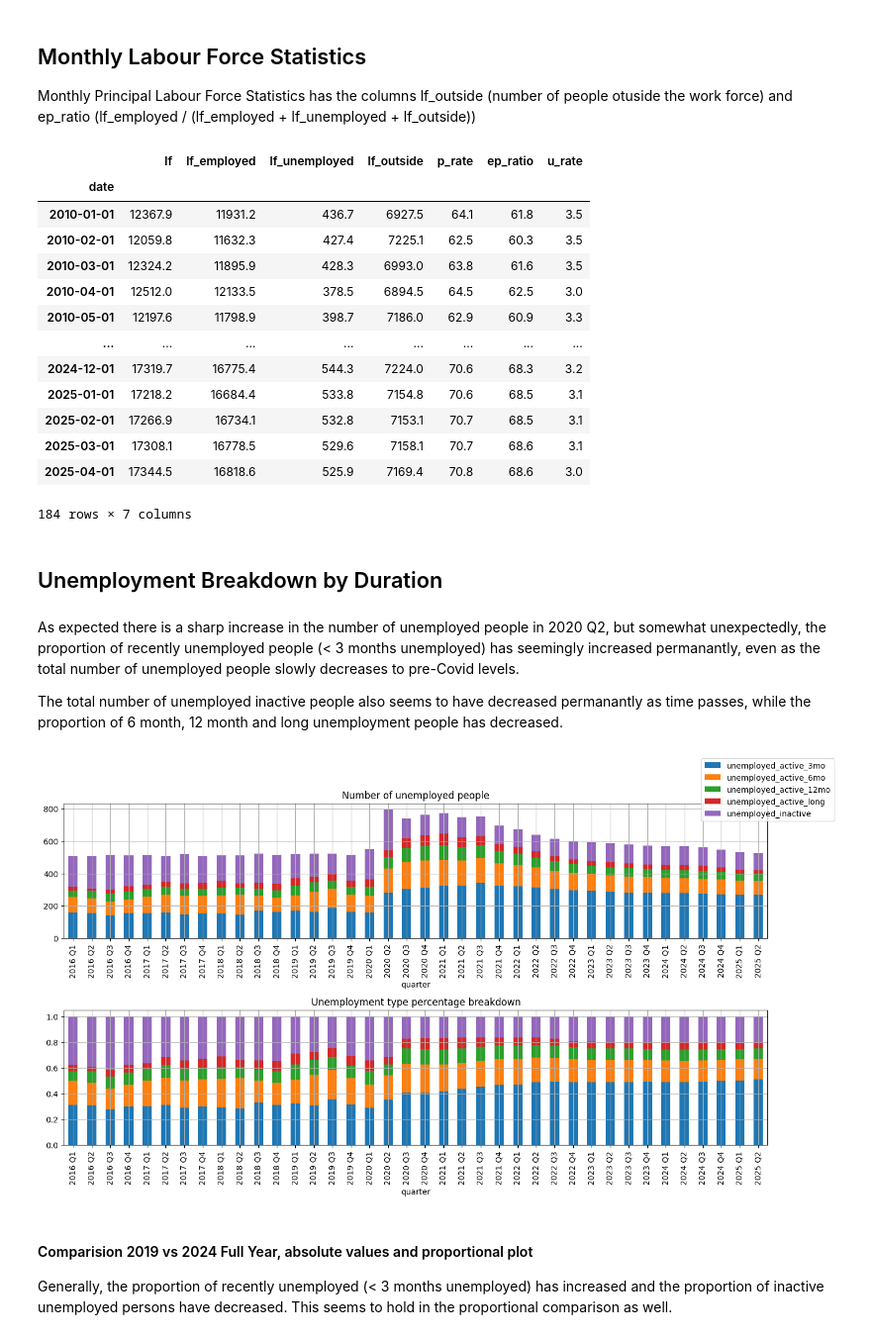
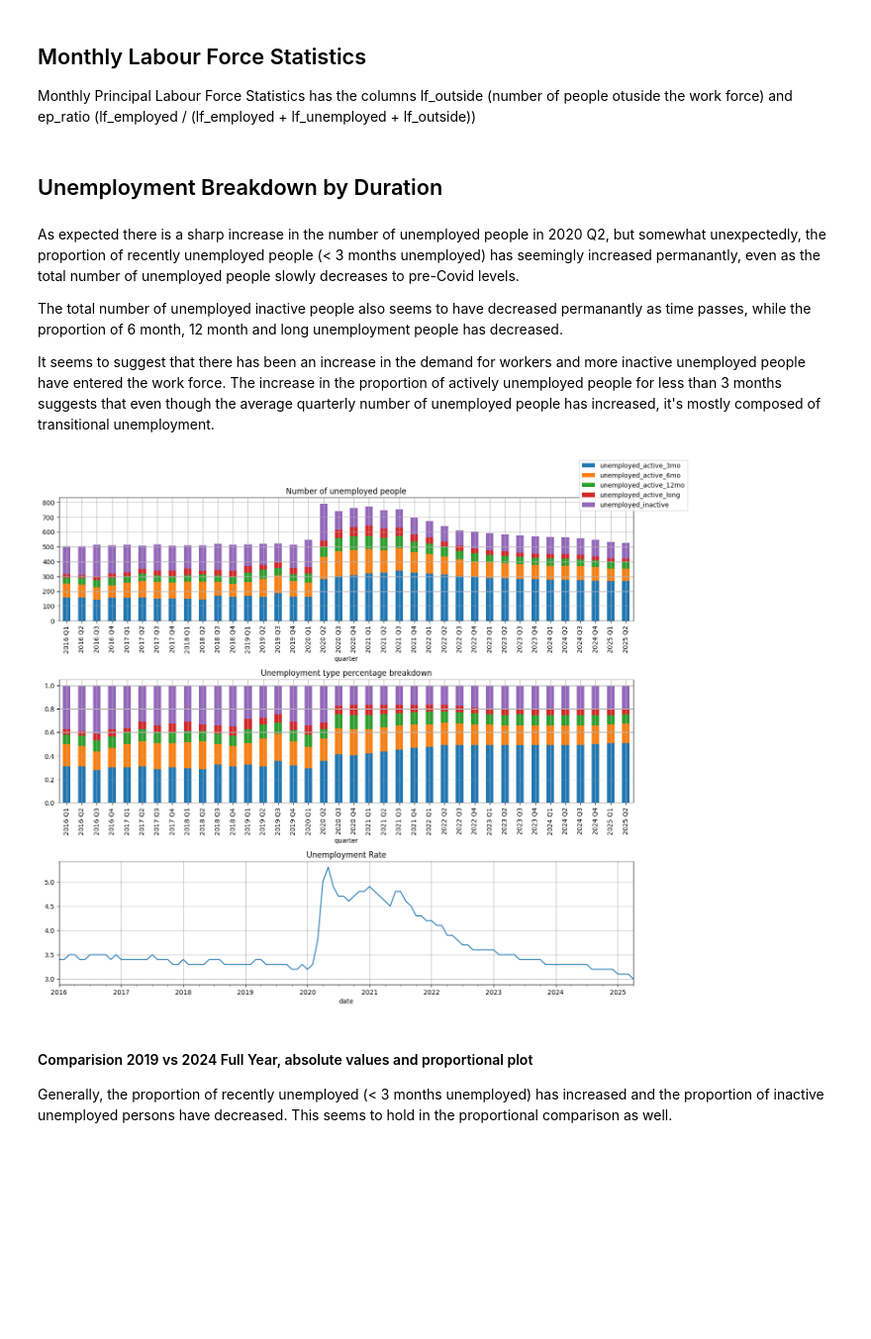
Before and after one commit to AbdulHafiiz/malaysia-economy-tracker, a Jupyter notebook: visualisations/economy.ipynb, the cells around one changed output. Shown at 99% size. Saved outputs shown, nothing was run; the diff lists cells and outputs as text; code cells hidden in the pictures; blank space fills up the shorter version.

```diff
--- a/visualisations/economy.ipynb
+++ b/visualisations/economy.ipynb
@@ -47,23 +50,6 @@ plt.grid(True);
 
 Monthly Principal Labour Force Statistics has the columns lf_outside (number of people otuside the work force) and ep_ratio (lf_employed /
 (lf_employed + lf_unemployed + lf_outside))
-# %%
-labour_force_df
-# %% [output]
-|  | lf | lf_employed | lf_unemployed | lf_outside | p_rate | ep_ratio | u_rate |
-| date |  |  |  |  |  |  |  |
-| 2010-01-01 | 12367.9 | 11931.2 | 436.7 | 6927.5 | 64.1 | 61.8 | 3.5 |
-| 2010-02-01 | 12059.8 | 11632.3 | 427.4 | 7225.1 | 62.5 | 60.3 | 3.5 |
-| 2010-03-01 | 12324.2 | 11895.9 | 428.3 | 6993.0 | 63.8 | 61.6 | 3.5 |
-| 2010-04-01 | 12512.0 | 12133.5 | 378.5 | 6894.5 | 64.5 | 62.5 | 3.0 |
-| 2010-05-01 | 12197.6 | 11798.9 | 398.7 | 7186.0 | 62.9 | 60.9 | 3.3 |
-| ... | ... | ... | ... | ... | ... | ... | ... |
-| 2024-12-01 | 17319.7 | 16775.4 | 544.3 | 7224.0 | 70.6 | 68.3 | 3.2 |
-| 2025-01-01 | 17218.2 | 16684.4 | 533.8 | 7154.8 | 70.6 | 68.5 | 3.1 |
-| 2025-02-01 | 17266.9 | 16734.1 | 532.8 | 7153.1 | 70.7 | 68.5 | 3.1 |
-| 2025-03-01 | 17308.1 | 16778.5 | 529.6 | 7158.1 | 70.7 | 68.6 | 3.1 |
-| 2025-04-01 | 17344.5 | 16818.6 | 525.9 | 7169.4 | 70.8 | 68.6 | 3.0 |
-184 rows × 7 columns
 # %% [markdown]
 ## Unemployment Breakdown by Duration
 # %%
@@ -101,32 +87,42 @@ quarterly_unemployment_pct_df = pd.DataFrame(
 As expected there is a sharp increase in the number of unemployed people in 2020 Q2, but somewhat unexpectedly, the proportion of recently unemployed people (< 3 months unemployed) has seemingly increased permanantly, even as the total number of unemployed people slowly decreases to pre-Covid levels.
 
 The total number of unemployed inactive people also seems to have decreased permanantly as time passes, while the proportion of 6 month, 12 month and long unemployment people has decreased.
+
+It seems to suggest that there has been an increase in the demand for workers and more inactive unemployed people have entered the work force. The increase in the proportion of actively unemployed people for less than 3 months suggests that even though the average quarterly number of unemployed people has increased, it's mostly composed of transitional unemployment.
 # %%
-fig, ax = plt.subplots(2, 1, figsize=(14, 8), sharex=False, sharey=False)
+fig, ax = plt.subplots(3, 1, figsize=(14, 12), sharex=False, sharey=False)
 plot_df = (
     quarterly_unemployment_df
     .loc[:, [
-        'quarter', 'unemployed_active_3mo', 'unemployed_active_6mo', 'unemployed_active_12mo', 'unemployed_active_long', 'unemployed_inactive'
+        'quarter', 'unemployed_active_3mo', 'unemployed_active_6mo',
+        'unemployed_active_12mo', 'unemployed_active_long', 'unemployed_inactive'
         ]]
 )
 plot_df.plot(kind='bar', x='quarter', stacked=True, ax=ax[0])
 ax[0].legend(loc='center right', bbox_to_anchor=(1.1, 1.1))
 ax[0].set_title(label='Number of unemployed people')
 ax[0].grid(True)
 
 plot_df = (
     quarterly_unemployment_pct_df
     .loc[:, [
-        'quarter', 'unemployed_active_3mo_pct', 'unemployed_active_6mo_pct', 'unemployed_active_12mo_pct', 'unemployed_active_long_pct', 'unemployed_inactive_pct'
+        'quarter', 'unemployed_active_3mo_pct', 'unemployed_active_6mo_pct',
+        'unemployed_active_12mo_pct', 'unemployed_active_long_pct', 'unemployed_inactive_pct'
         ]]
 )
 plot_df.plot(kind='bar', x='quarter', stacked=True, ax=ax[1])
 ax[1].legend().remove()
 ax[1].set_title(label='Unemployment type percentage breakdown')
 ax[1].grid(True)
+
+labour_force_df['2016-01-01':].plot(kind='line', y='u_rate', ax=ax[2])
+ax[2].legend().remove()
+ax[2].set_title(label='Unemployment Rate')
+ax[2].grid(True)
+
 plt.tight_layout()
 # %% [output]
-[figure, old version]
+[figure, new version]
 # %% [markdown]
 #### Comparision 2019 vs 2024 Full Year, absolute values and proportional plot
 
```
Also changed, not shown: parts of 21 cells of this notebook.
